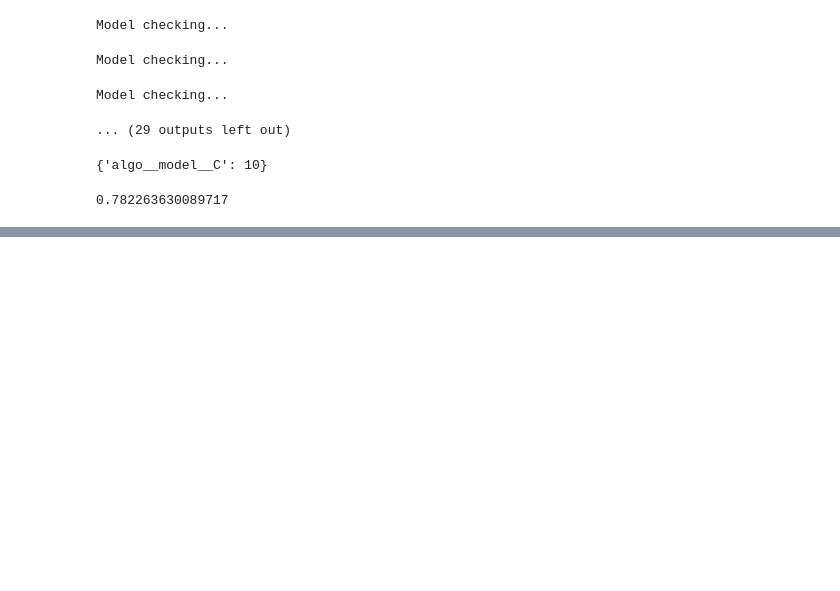
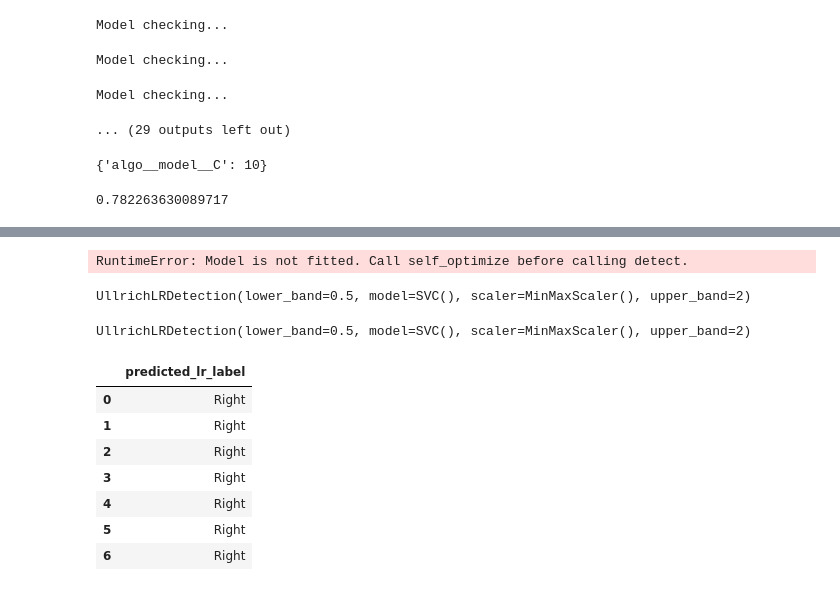
Before and after one commit to mobilise-d/mobgap, a Jupyter notebook: gaitlink/lr_detection/lr_detection_example_notebook_pretrained_params.ipynb, the cells around one changed output, grey strips where cells are left out. Drawn from its saved outputs; the diff is of its cells as text; code cells hidden in the pictures; blank space fills up the shorter version.

```diff
--- a/gaitlink/lr_detection/lr_detection_example_notebook_pretrained_params.ipynb
+++ b/gaitlink/lr_detection/lr_detection_example_notebook_pretrained_params.ipynb
@@ -379,0 +448,30 @@ ____
+# %%
+custom_algo = UllrichLRDetection(model = svm.SVC())
+
+custom_algo.detect(data = data_list[0],
+                          ic_list = ic_list[0],
+                          sampling_rate_hz = sampling_rate_hz)
+# %% [output]
+RuntimeError: Model is not fitted. Call self_optimize before calling detect.
+# %%
+custom_algo.self_optimize(data_list = data_list,
+                          ic_list = ic_list,
+                          label_list = label_list,
+                          sampling_rate_hz = sampling_rate_hz)
+# %% [output]
+UllrichLRDetection(lower_band=0.5, model=SVC(), scaler=MinMaxScaler(), upper_band=2)
+# %%
+custom_algo.detect(data_list[0], ic_list[0], sampling_rate_hz=100)
+# %% [output]
+UllrichLRDetection(lower_band=0.5, model=SVC(), scaler=MinMaxScaler(), upper_band=2)
+# %%
+custom_algo.ic_lr
+# %% [output]
+|  | predicted_lr_label |
+| 0 | Right |
+| 1 | Right |
+| 2 | Right |
+| 3 | Right |
+| 4 | Right |
+| 5 | Right |
+| 6 | Right |
```
Also changed, not shown: parts of 18 cells of this notebook, 7 other files.
